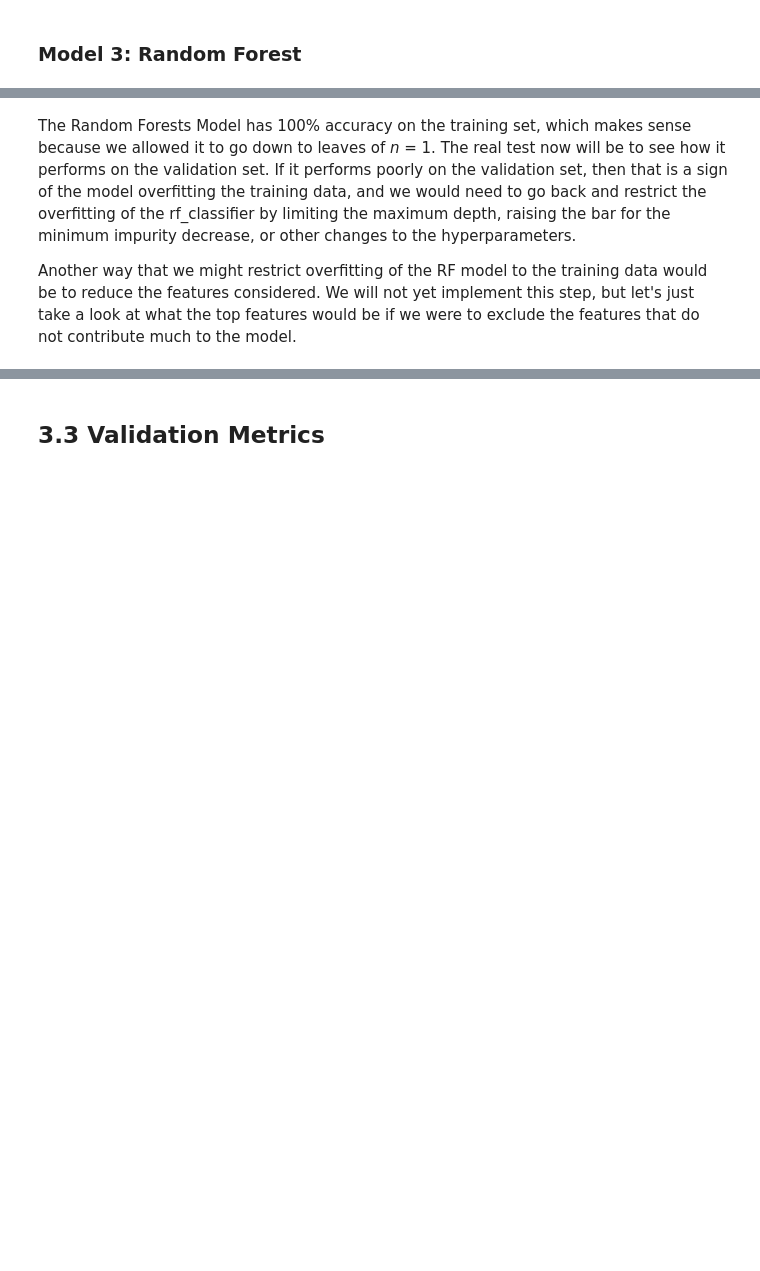
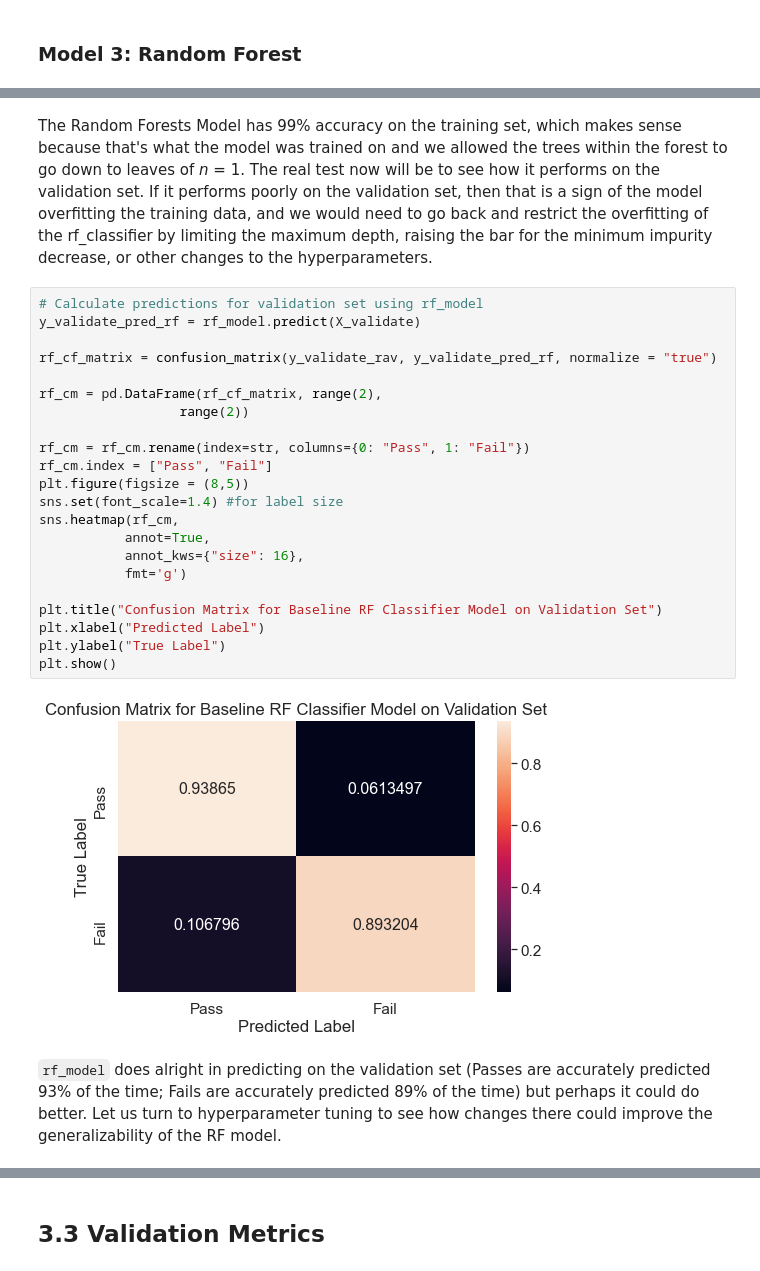
Before and after one commit to Luyi2/CSS_Project3_Team5_Fall2021, a Jupyter notebook: Project 3_Group-5.ipynb, the cells around one changed output, grey strips where cells are left out. Drawn from its saved outputs; the diff is of its cells as text; blank space fills up the shorter version.

```diff
--- a/Project 3_Group-5.ipynb
+++ b/Project 3_Group-5.ipynb
@@ -534,4 +494,28 @@ plt.show()
 # %% [markdown]
-The Random Forests Model has 100% accuracy on the training set, which makes sense because we allowed it to go down to leaves of *n* = 1. The real test now will be to see how it performs on the validation set. If it performs poorly on the validation set, then that is a sign of the model overfitting the training data, and we would need to go back and restrict the overfitting of the rf_classifier by limiting the maximum depth, raising the bar for the minimum impurity decrease, or other changes to the hyperparameters.
-
-Another way that we might restrict overfitting of the RF model to the training data would be to reduce the features considered. We will not yet implement this step, but let's just take a look at what the top features would be if we were to exclude the features that do not contribute much to the model.
+The Random Forests Model has 99% accuracy on the training set, which makes sense because that's what the model was trained on and we allowed the trees within the forest to go down to leaves of *n* = 1. The real test now will be to see how it performs on the validation set. If it performs poorly on the validation set, then that is a sign of the model overfitting the training data, and we would need to go back and restrict the overfitting of the rf_classifier by limiting the maximum depth, raising the bar for the minimum impurity decrease, or other changes to the hyperparameters.
+# %%
+# Calculate predictions for validation set using rf_model
+y_validate_pred_rf = rf_model.predict(X_validate)
+
+rf_cf_matrix = confusion_matrix(y_validate_rav, y_validate_pred_rf, normalize = "true")
+
+rf_cm = pd.DataFrame(rf_cf_matrix, range(2),
+                  range(2))
+
+rf_cm = rf_cm.rename(index=str, columns={0: "Pass", 1: "Fail"})
+rf_cm.index = ["Pass", "Fail"]
+plt.figure(figsize = (8,5))
+sns.set(font_scale=1.4) #for label size
+sns.heatmap(rf_cm,
+           annot=True,
+           annot_kws={"size": 16},
+           fmt='g')
+
+plt.title("Confusion Matrix for Baseline RF Classifier Model on Validation Set")
+plt.xlabel("Predicted Label")
+plt.ylabel("True Label")
+plt.show()
+# %% [output]
+[figure, added]
+# %% [markdown]
+`rf_model` does alright in predicting on the validation set (Passes are accurately predicted 93% of the time; Fails are accurately predicted 89% of the time) but perhaps it could do better. Let us turn to hyperparameter tuning to see how changes there could improve the generalizability of the RF model.
```
Also changed, not shown: parts of 65 cells of this notebook.
